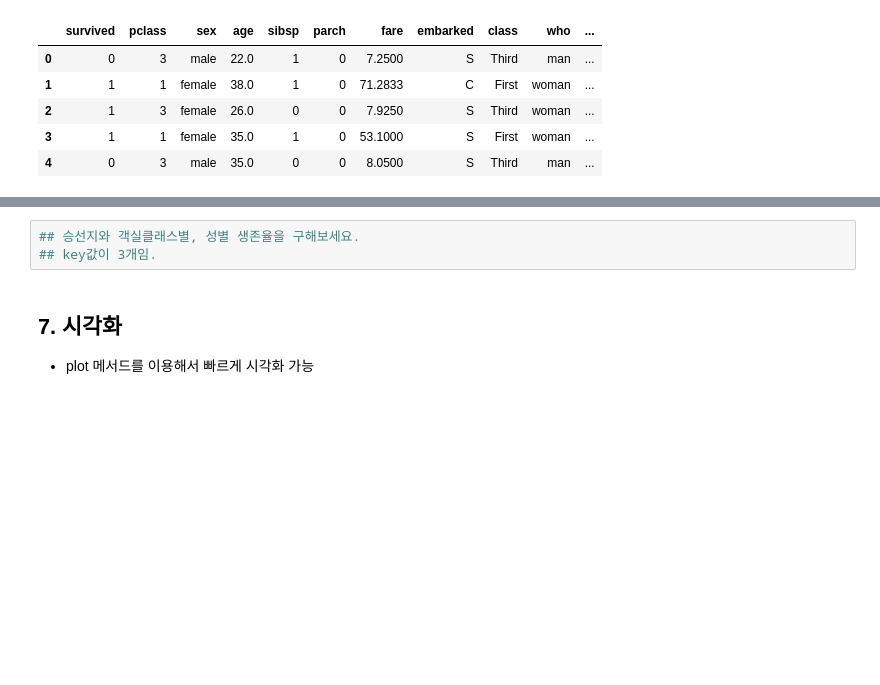
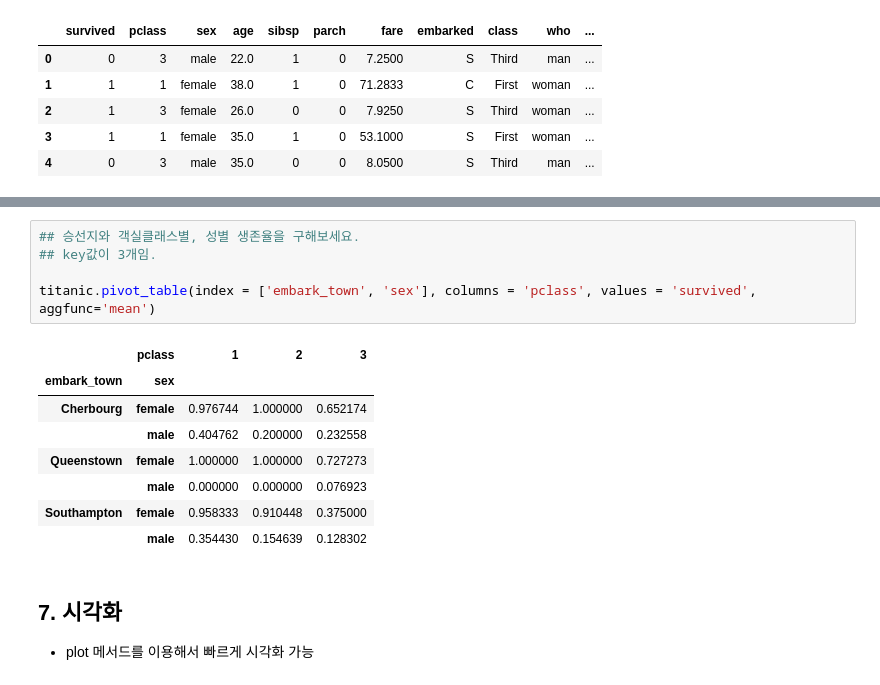
Before and after one commit to samkugji/datascience_scratch_1, a Jupyter notebook: Week3/notebook/10.Pandas.ipynb, the cells around one changed output, grey strips where cells are left out. Saved outputs shown, nothing was run; the diff lists cells and outputs as text; blank space fills up the shorter version.

```diff
--- a/Week3/notebook/10.Pandas.ipynb
+++ b/Week3/notebook/10.Pandas.ipynb
@@ -416,6 +460,17 @@ titanic.pivot_table(index = 'embark_town', columns = 'pclass', values = 'fare',
 # %%
 ## 승선지와 객실클래스별, 성별 생존율을 구해보세요.
 ## key값이 3개임.
+
+titanic.pivot_table(index = ['embark_town', 'sex'], columns = 'pclass', values = 'survived', aggfunc='mean')
+# %% [output]
+|  | pclass | 1 | 2 | 3 |
+| embark_town | sex |  |  |  |
+| Cherbourg | female | 0.976744 | 1.000000 | 0.652174 |
+|  | male | 0.404762 | 0.200000 | 0.232558 |
+| Queenstown | female | 1.000000 | 1.000000 | 0.727273 |
+|  | male | 0.000000 | 0.000000 | 0.076923 |
+| Southampton | female | 0.958333 | 0.910448 | 0.375000 |
+|  | male | 0.354430 | 0.154639 | 0.128302 |
 # %% [markdown]
 ## 7. 시각화
 - plot 메서드를 이용해서 빠르게 시각화 가능
```
Also changed, not shown: parts of 19 cells of this notebook, 16 other files.
